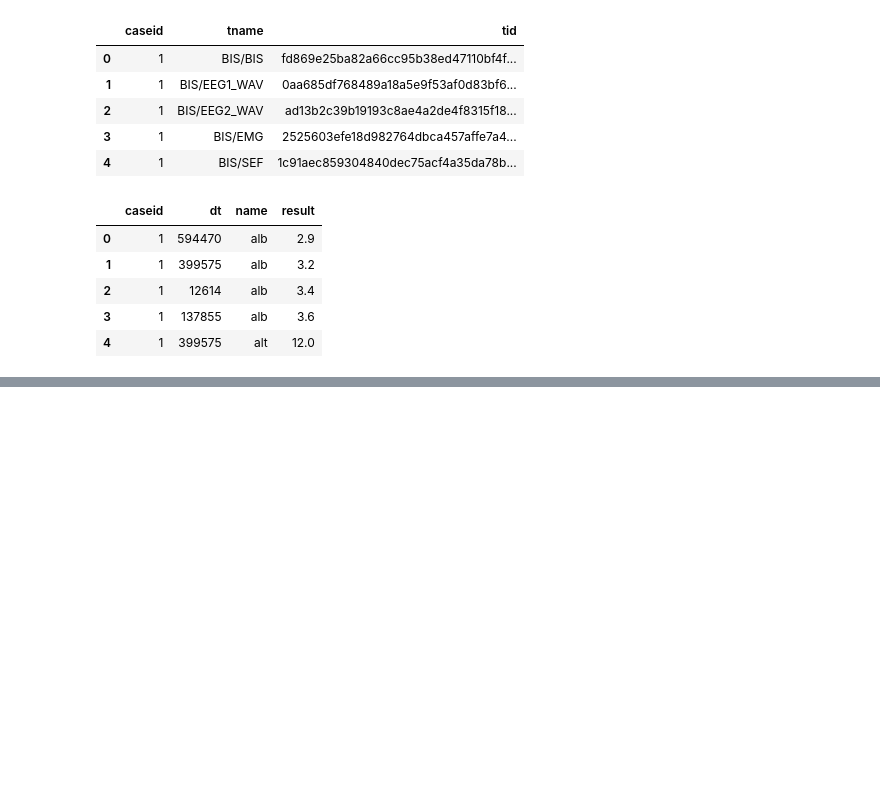
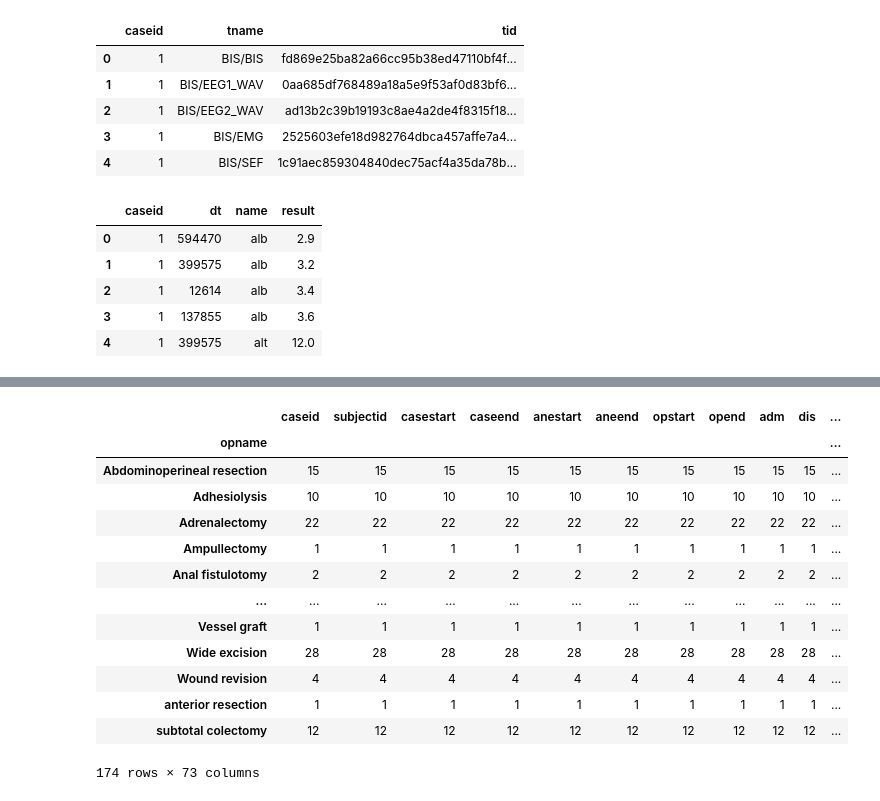
Before and after one commit to Tanya301/dsc106_final_project, a Jupyter notebook: dsc106_finalproj_eda.ipynb, the cells around one changed output, grey strips where cells are left out. Drawn from its saved outputs; the diff is of its cells as text; code cells hidden in the pictures; blank space fills up the shorter version.

```diff
--- a/dsc106_finalproj_eda.ipynb
+++ b/dsc106_finalproj_eda.ipynb
@@ -78,0 +137,18 @@ fig.show()
+# %%
+general = df_cases[df_cases['department']=='General surgery'].groupby('opname').count()
+general
+# %% [output]
+|  | caseid | subjectid | casestart | caseend | anestart | aneend | opstart | opend | adm | dis | ... |
+| opname |  |  |  |  |  |  |  |  |  |  | ... |
+| Abdominoperineal resection | 15 | 15 | 15 | 15 | 15 | 15 | 15 | 15 | 15 | 15 | ... |
+| Adhesiolysis | 10 | 10 | 10 | 10 | 10 | 10 | 10 | 10 | 10 | 10 | ... |
+| Adrenalectomy | 22 | 22 | 22 | 22 | 22 | 22 | 22 | 22 | 22 | 22 | ... |
+| Ampullectomy | 1 | 1 | 1 | 1 | 1 | 1 | 1 | 1 | 1 | 1 | ... |
+| Anal fistulotomy | 2 | 2 | 2 | 2 | 2 | 2 | 2 | 2 | 2 | 2 | ... |
+| ... | ... | ... | ... | ... | ... | ... | ... | ... | ... | ... | ... |
+| Vessel graft | 1 | 1 | 1 | 1 | 1 | 1 | 1 | 1 | 1 | 1 | ... |
+| Wide excision | 28 | 28 | 28 | 28 | 28 | 28 | 28 | 28 | 28 | 28 | ... |
+| Wound revision | 4 | 4 | 4 | 4 | 4 | 4 | 4 | 4 | 4 | 4 | ... |
+| anterior resection | 1 | 1 | 1 | 1 | 1 | 1 | 1 | 1 | 1 | 1 | ... |
+| subtotal colectomy | 12 | 12 | 12 | 12 | 12 | 12 | 12 | 12 | 12 | 12 | ... |
+174 rows × 73 columns
```
Also changed, not shown: parts of 12 cells of this notebook, 4 other files.
